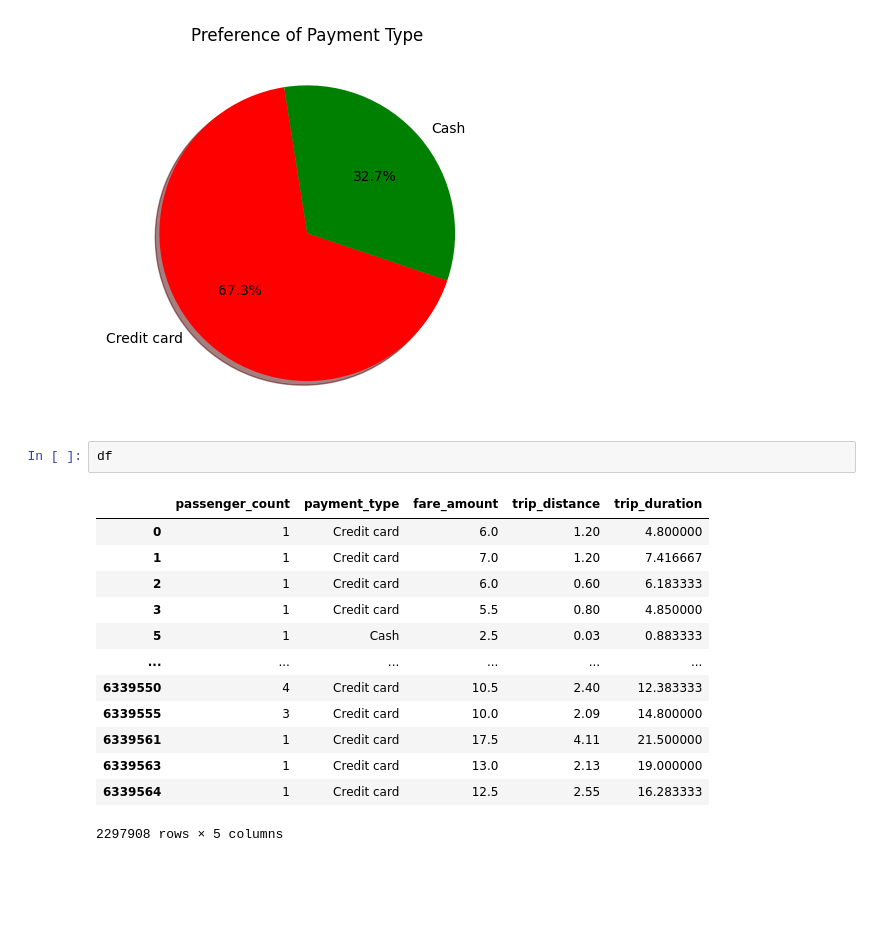
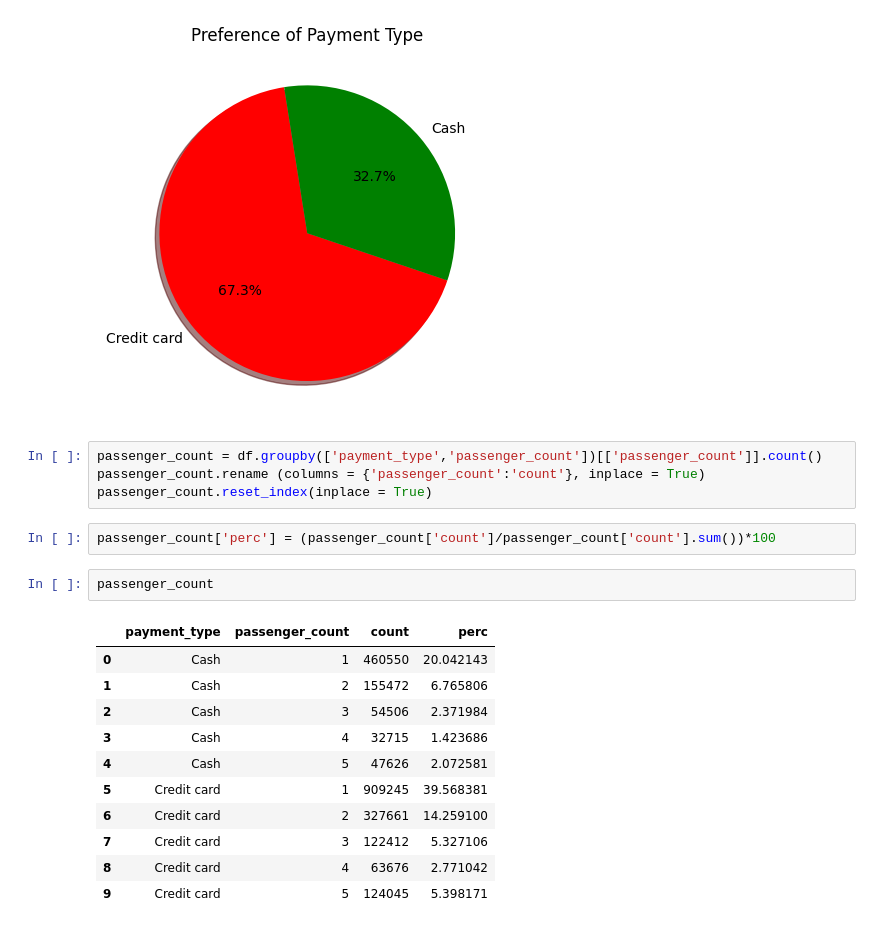
Before and after one commit to shylsh/Python, a Jupyter notebook: statistics_project.ipynb, the cells around one changed output. Cells and saved outputs as stored; diff of their text form; blank space fills up the shorter version.

```diff
--- a/statistics_project.ipynb
+++ b/statistics_project.ipynb
@@ -285,19 +285,23 @@ plt.pie(df['payment_type'].value_counts(normalize = True), labels = df['payment_
 plt.show()
 # %% [output]
 [figure]
-# %%
-df
-# %% [output]
-|  | passenger_count | payment_type | fare_amount | trip_distance | trip_duration |
-| 0 | 1 | Credit card | 6.0 | 1.20 | 4.800000 |
-| 1 | 1 | Credit card | 7.0 | 1.20 | 7.416667 |
-| 2 | 1 | Credit card | 6.0 | 0.60 | 6.183333 |
-| 3 | 1 | Credit card | 5.5 | 0.80 | 4.850000 |
-| 5 | 1 | Cash | 2.5 | 0.03 | 0.883333 |
-| ... | ... | ... | ... | ... | ... |
-| 6339550 | 4 | Credit card | 10.5 | 2.40 | 12.383333 |
-| 6339555 | 3 | Credit card | 10.0 | 2.09 | 14.800000 |
-| 6339561 | 1 | Credit card | 17.5 | 4.11 | 21.500000 |
-| 6339563 | 1 | Credit card | 13.0 | 2.13 | 19.000000 |
-| 6339564 | 1 | Credit card | 12.5 | 2.55 | 16.283333 |
-2297908 rows × 5 columns
+# %%
+passenger_count = df.groupby(['payment_type','passenger_count'])[['passenger_count']].count()
+passenger_count.rename (columns = {'passenger_count':'count'}, inplace = True)
+passenger_count.reset_index(inplace = True)
+# %%
+passenger_count['perc'] = (passenger_count['count']/passenger_count['count'].sum())*100
+# %%
+passenger_count
+# %% [output]
+|  | payment_type | passenger_count | count | perc |
+| 0 | Cash | 1 | 460550 | 20.042143 |
+| 1 | Cash | 2 | 155472 | 6.765806 |
+| 2 | Cash | 3 | 54506 | 2.371984 |
+| 3 | Cash | 4 | 32715 | 1.423686 |
+| 4 | Cash | 5 | 47626 | 2.072581 |
+| 5 | Credit card | 1 | 909245 | 39.568381 |
+| 6 | Credit card | 2 | 327661 | 14.259100 |
+| 7 | Credit card | 3 | 122412 | 5.327106 |
+| 8 | Credit card | 4 | 63676 | 2.771042 |
+| 9 | Credit card | 5 | 124045 | 5.398171 |
```
Also changed, not shown: parts of 3 cells of this notebook.
